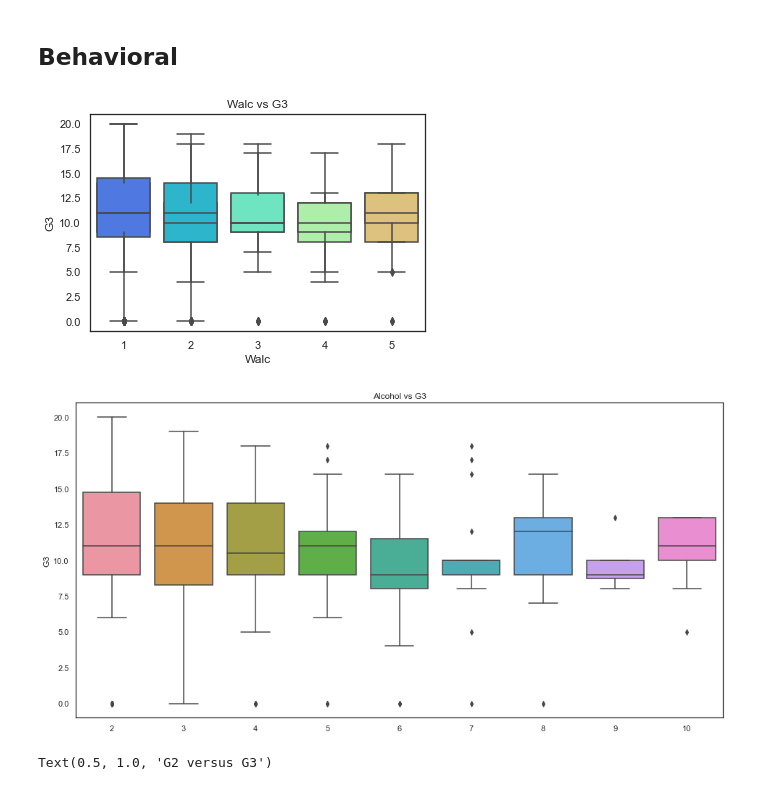
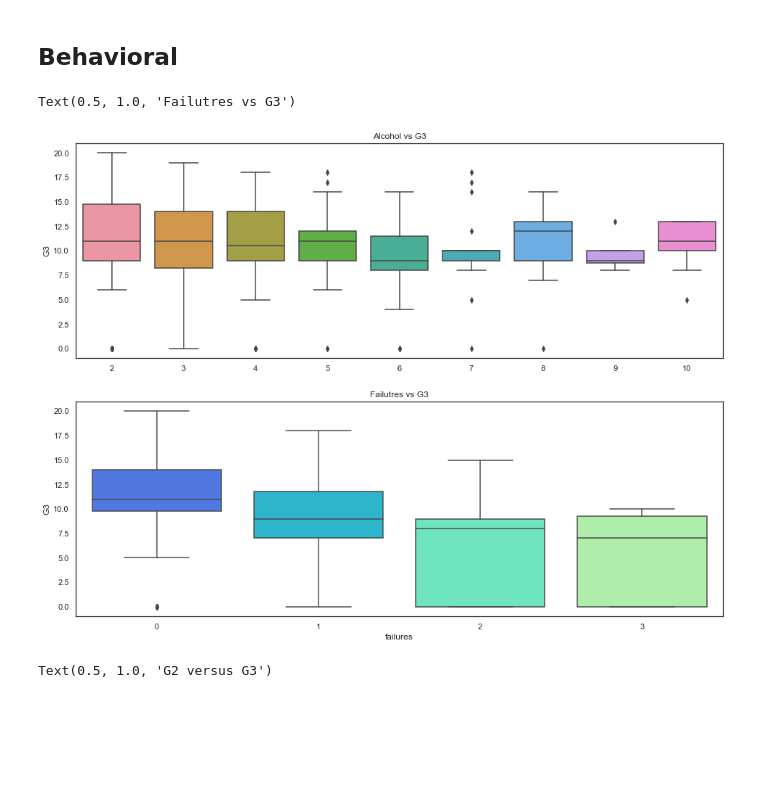
Before and after one commit to zshi719/student_grade_prediction, a Jupyter notebook: attemp1_vs.ipynb, the cells around one changed output. Drawn from its saved outputs; the diff is of its cells as text; code cells hidden in the pictures; blank space fills up the shorter version.

```diff
--- a/attemp1_vs.ipynb
+++ b/attemp1_vs.ipynb
@@ -88,18 +88,20 @@ Text(0.5, 1.0, 'Romantic Relation vs G3')
 ## Behavioral
 # %%
 #fig = plt.figure(figsize=(16, 6))
-fig.add_subplot(1, 2, 1)
-sns.boxplot(x='Dalc', y='G3', data=data).set_title('Dalc vs G3')
-fig.add_subplot(1, 2, 2)
-sns.boxplot(x='Walc', y='G3', data=data).set_title('Walc vs G3')
 
+# sns.boxplot(x='Dalc', y='G3', data=data).set_title('Dalc vs G3')
+# fig.add_subplot(1, 2, 2)
+# sns.boxplot(x='Walc', y='G3', data=data).set_title('Walc vs G3')
+
+fig = plt.figure(figsize=(16, 12))
+fig.add_subplot(2, 1, 1)
 alc = data['Dalc'] + data['Walc']
-fig = plt.figure(figsize=(16, 8))
-sns.boxplot(x=alc, y='G3', data=data).set_title('Alcohol vs G3')
-plt.show()
+sns.boxplot(x=alc, y='G3',  data=data).set_title('Alcohol vs G3')
+fig.add_subplot(2, 1, 2)
+sns.boxplot(x='failures', y='G3',  data=data).set_title('Failutres vs G3')
 # %% [output]
+Text(0.5, 1.0, 'Failutres vs G3')
-[figure, old version]
+[figure, new version]
-[figure, removed]
 # %%
 fig = plt.figure(figsize=(16, 12))
 fig.add_subplot(2, 2, 1)
```
Also changed, not shown: parts of 2 cells of this notebook.
